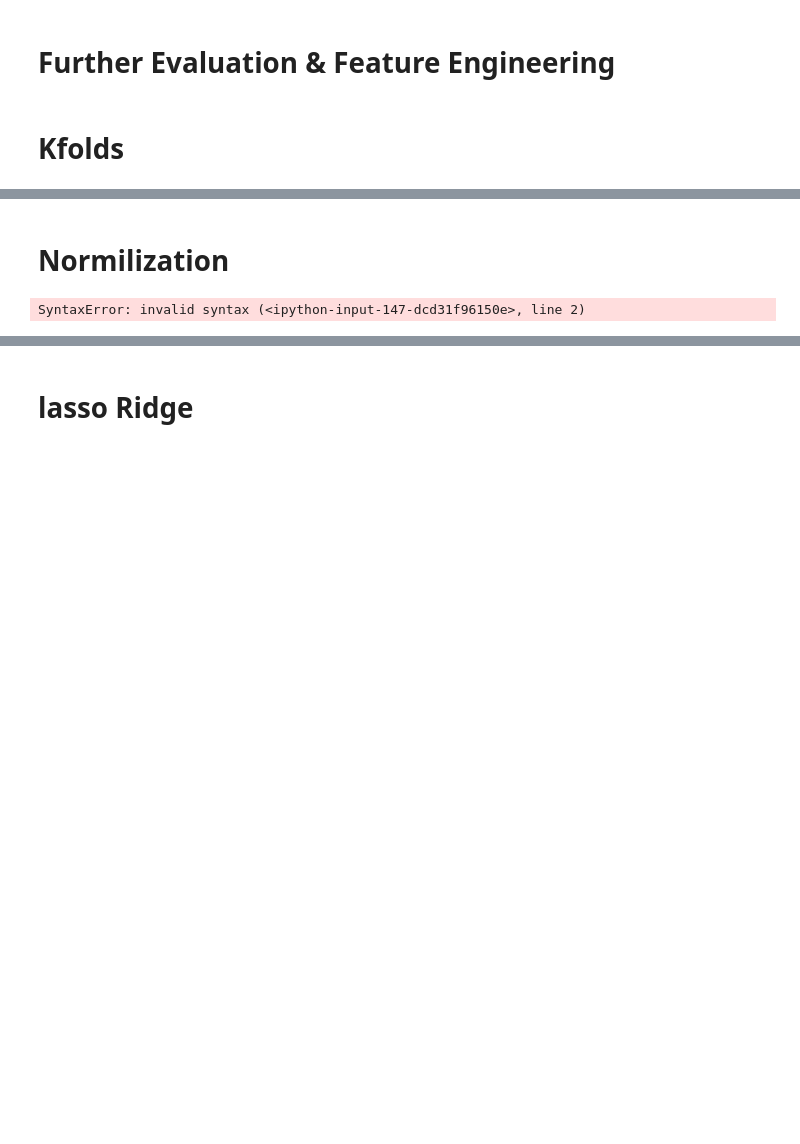
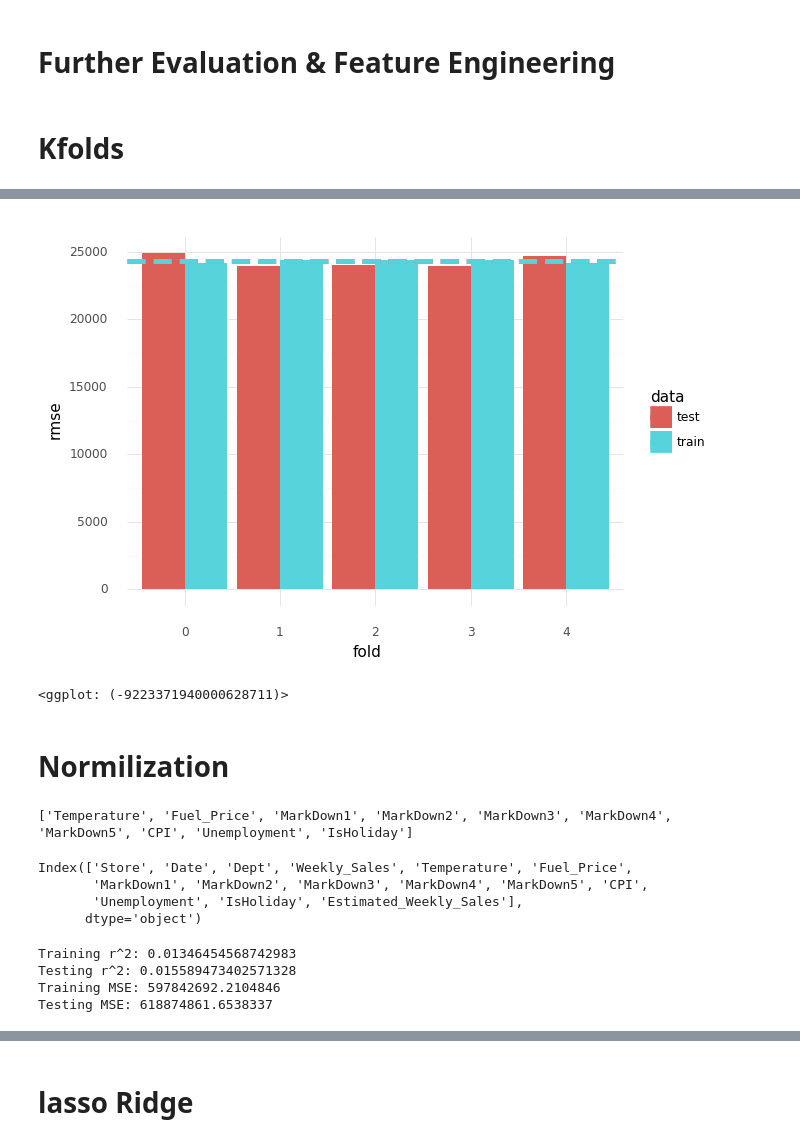
Before and after one commit to xTonyx/midterm-walmart, a Jupyter notebook: index.ipynb, the cells around one changed output, grey strips where cells are left out. Drawn from its saved outputs; the diff is of its cells as text; code cells hidden in the pictures; blank space fills up the shorter version.

```diff
--- a/index.ipynb
+++ b/index.ipynb
@@ -112,4 +107,4 @@ plt.scatter(x,y)
 # %%
-x , y = final.Weekly_Sales, final.CPI
-print(np.corrcoef(x,y))
-plt.scatter(x,y)
+#x , y = final.Weekly_Sales, final.CPI
+#print(np.corrcoef(x,y))
+#plt.scatter(x,y)
@@ -121,4 +111,4 @@ plt.scatter(x,y)
 # %%
-x , y = final.MarkDown2, final.MarkDown1
-print(np.corrcoef(x,y))
-plt.scatter(x,y)
+#x , y = final.MarkDown2, final.MarkDown1
+#print(np.corrcoef(x,y))
+#plt.scatter(x,y)
@@ -310,6 +300,8 @@ test index: [    3    10    65 ... 97044 97048 97051] 9705
 # %%
-#
-#X_feat = final['Store', 'Temperature', 'Fuel_Price', 'MarkDown1', 'MarkDown2', 'MarkDown3',
-#                'MarkDown5', 'CPI', 'Unemployment', 'Dept']
-#y_feat = final['Weekly_Sales']
+
+X_feat =['Store', 'Temperature', 'Fuel_Price', 'MarkDown1', 'MarkDown2', 'MarkDown3',
+                'MarkDown5', 'CPI', 'Unemployment', 'Dept']
+y_feat =['Weekly_Sales']
+# %%
+final = final.reset_index(drop=True)#need to reset the columuns or we run into an error
 # %%
@@ -338,12 +348,15 @@ test index: [    3    10    65 ... 97044 97048 97051] 9705
 # %%
-#plt_df = (rmse_df.melt(id_vars=['fold'], var_name='data', value_name='rmse')
-#          .assign(mean = lambda d: d.groupby('data')['rmse'].transform(lambda x: x.mean()))
-#        )
-#(ggplot(plt_df, aes(x='fold', y='rmse', fill='data'))
-# + geom_col(position='dodge')
-# + geom_hline(aes(yintercept='mean', color='data'), linetype='--', size=2)
-# + theme_minimal()
-#)
+plt_df = (rmse_df.melt(id_vars=['fold'], var_name='data', value_name='rmse')
+          .assign(mean = lambda d: d.groupby('data')['rmse'].transform(lambda x: x.mean()))
+        )
+(ggplot(plt_df, aes(x='fold', y='rmse', fill='data'))
+ + geom_col(position='dodge')
+ + geom_hline(aes(yintercept='mean', color='data'), linetype='--', size=2)
+ + theme_minimal()
+)
+# %% [output]
+[figure, added]
+<ggplot: (-9223371940000628711)>
 # %% [markdown]
 # Normilization
 # %%
@@ -357,13 +371,27 @@ from sklearn.metrics import mean_squared_error, mean_squared_log_error
+# %%
+features = [col for col in final.columns if final[col].dtype in [np.float64, np.int64] and col not in ['Weekly_Sales','Estimated_Weekly_Sales']]
+#X = df[feature
+#Impute null values
+print(features)
+# %% [output]
+['Temperature', 'Fuel_Price', 'MarkDown1', 'MarkDown2', 'MarkDown3', 'MarkDown4', 'MarkDown5', 'CPI', 'Unemployment', 'IsHoliday']
+# %%
+final.columns
+# %% [output]
+Index(['Store', 'Date', 'Dept', 'Weekly_Sales', 'Temperature', 'Fuel_Price',
+       'MarkDown1', 'MarkDown2', 'MarkDown3', 'MarkDown4', 'MarkDown5', 'CPI',
+       'Unemployment', 'IsHoliday', 'Estimated_Weekly_Sales'],
+      dtype='object')
 # %%
-features = [col for col in final.columns if final[col].dtype in [np.float64, np.int64] and col!=['Weekly_Sales']
-X = df[features]
+#features = [col for col in final.columns if final[col].dtype in [np.float64, np.int64] and col!=['Weekly_Sales']
+F = final[features]
 #Impute null values
-for col in X:
-    avg = X[col].mean()
-    X[col] = X[col].fillna(value=avg)
+for col in F:
+    avg = F[col].mean()
+    F[col] = F[col].fillna(value=avg)
 y = final.Weekly_Sales
 
-X_train, X_test, y_train, y_test = train_test_split(X,y)
+X_train, X_test, y_train, y_test = train_test_split(F,y)
 ols = LinearRegression(normalize=True)
 ols.fit(X_train, y_train)
 print('Training r^2:', ols.score(X_train, y_train))
@@ -371,4 +399,7 @@ print('Testing r^2:', ols.score(X_test, y_test))
 print('Training MSE:', mean_squared_error(y_train, ols.predict(X_train)))
 print('Testing MSE:', mean_squared_error(y_test, ols.predict(X_test)))
 # %% [output]
-SyntaxError: invalid syntax (<ipython-input-147-dcd31f96150e>, line 2)
+Training r^2: 0.01346454568742983
+Testing r^2: 0.015589473402571328
+Training MSE: 597842692.2104846
+Testing MSE: 618874861.6538337
```
Also changed, not shown: parts of 12 cells of this notebook.
